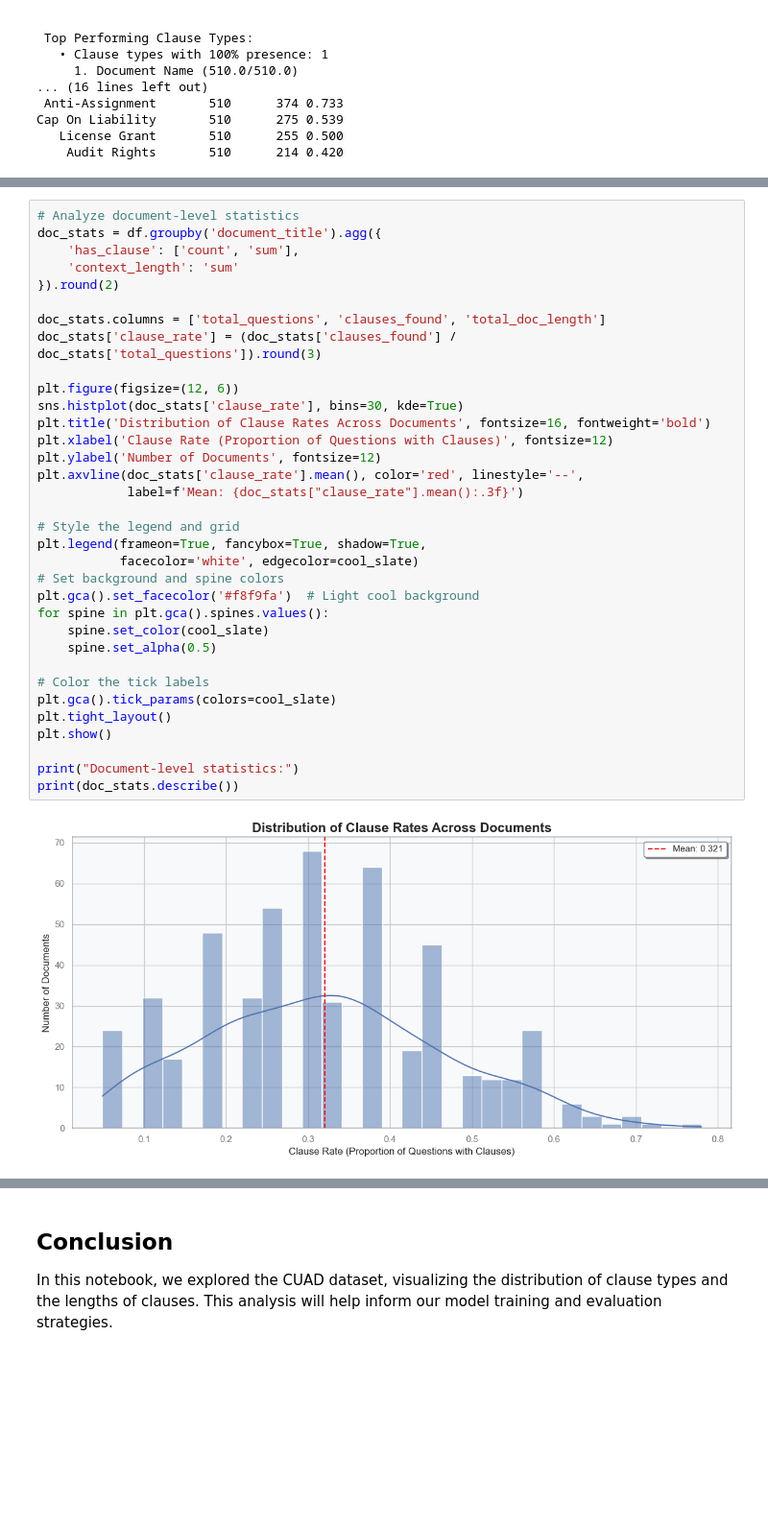
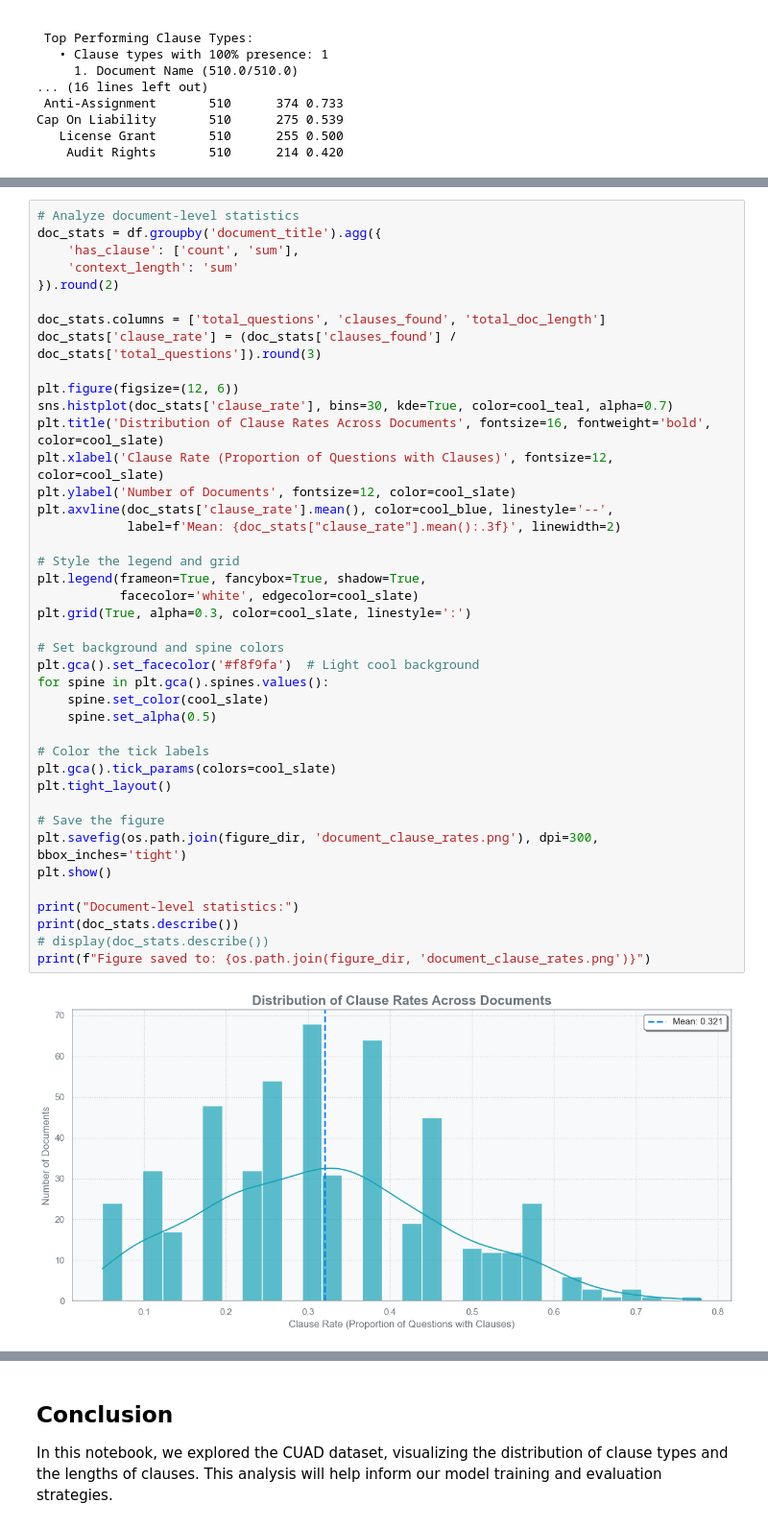
Before and after one commit to prgabriel/w266-project-legal-nlp-xai, a Jupyter notebook: notebooks/data_exploration.ipynb, the cells around one changed output, grey strips where cells are left out. Shown at 96% size. Drawn from its saved outputs; the diff is of its cells as text; blank space fills up the shorter version.

```diff
--- a/notebooks/data_exploration.ipynb
+++ b/notebooks/data_exploration.ipynb
@@ -438,39 +472,46 @@ Name: context_length, dtype: float64
 # %%
 # Analyze document-level statistics
 doc_stats = df.groupby('document_title').agg({
     'has_clause': ['count', 'sum'],
     'context_length': 'sum'
 }).round(2)
 
 doc_stats.columns = ['total_questions', 'clauses_found', 'total_doc_length']
 doc_stats['clause_rate'] = (doc_stats['clauses_found'] / doc_stats['total_questions']).round(3)
 
 plt.figure(figsize=(12, 6))
-sns.histplot(doc_stats['clause_rate'], bins=30, kde=True)
-plt.title('Distribution of Clause Rates Across Documents', fontsize=16, fontweight='bold')
-plt.xlabel('Clause Rate (Proportion of Questions with Clauses)', fontsize=12)
-plt.ylabel('Number of Documents', fontsize=12)
-plt.axvline(doc_stats['clause_rate'].mean(), color='red', linestyle='--',
-            label=f'Mean: {doc_stats["clause_rate"].mean():.3f}')
+sns.histplot(doc_stats['clause_rate'], bins=30, kde=True, color=cool_teal, alpha=0.7)
+plt.title('Distribution of Clause Rates Across Documents', fontsize=16, fontweight='bold', color=cool_slate)
+plt.xlabel('Clause Rate (Proportion of Questions with Clauses)', fontsize=12, color=cool_slate)
+plt.ylabel('Number of Documents', fontsize=12, color=cool_slate)
+plt.axvline(doc_stats['clause_rate'].mean(), color=cool_blue, linestyle='--',
+            label=f'Mean: {doc_stats["clause_rate"].mean():.3f}', linewidth=2)
 
 # Style the legend and grid
 plt.legend(frameon=True, fancybox=True, shadow=True,
-		   facecolor='white', edgecolor=cool_slate)
+           facecolor='white', edgecolor=cool_slate)
+plt.grid(True, alpha=0.3, color=cool_slate, linestyle=':')
+
 # Set background and spine colors
 plt.gca().set_facecolor('#f8f9fa')  # Light cool background
 for spine in plt.gca().spines.values():
-	spine.set_color(cool_slate)
-	spine.set_alpha(0.5)
+    spine.set_color(cool_slate)
+    spine.set_alpha(0.5)
 
 # Color the tick labels
 plt.gca().tick_params(colors=cool_slate)
 plt.tight_layout()
+
+# Save the figure
+plt.savefig(os.path.join(figure_dir, 'document_clause_rates.png'), dpi=300, bbox_inches='tight')
 plt.show()
 
 print("Document-level statistics:")
 print(doc_stats.describe())
+# display(doc_stats.describe())
+print(f"Figure saved to: {os.path.join(figure_dir, 'document_clause_rates.png')}")
 # %% [output]
-[figure, old version]
+[figure, new version]
 Document-level statistics:
        total_questions  clauses_found  total_doc_length  clause_rate
 count            510.0     510.000000      5.100000e+02   510.000000
```
Also changed, not shown: parts of 7 cells of this notebook.
